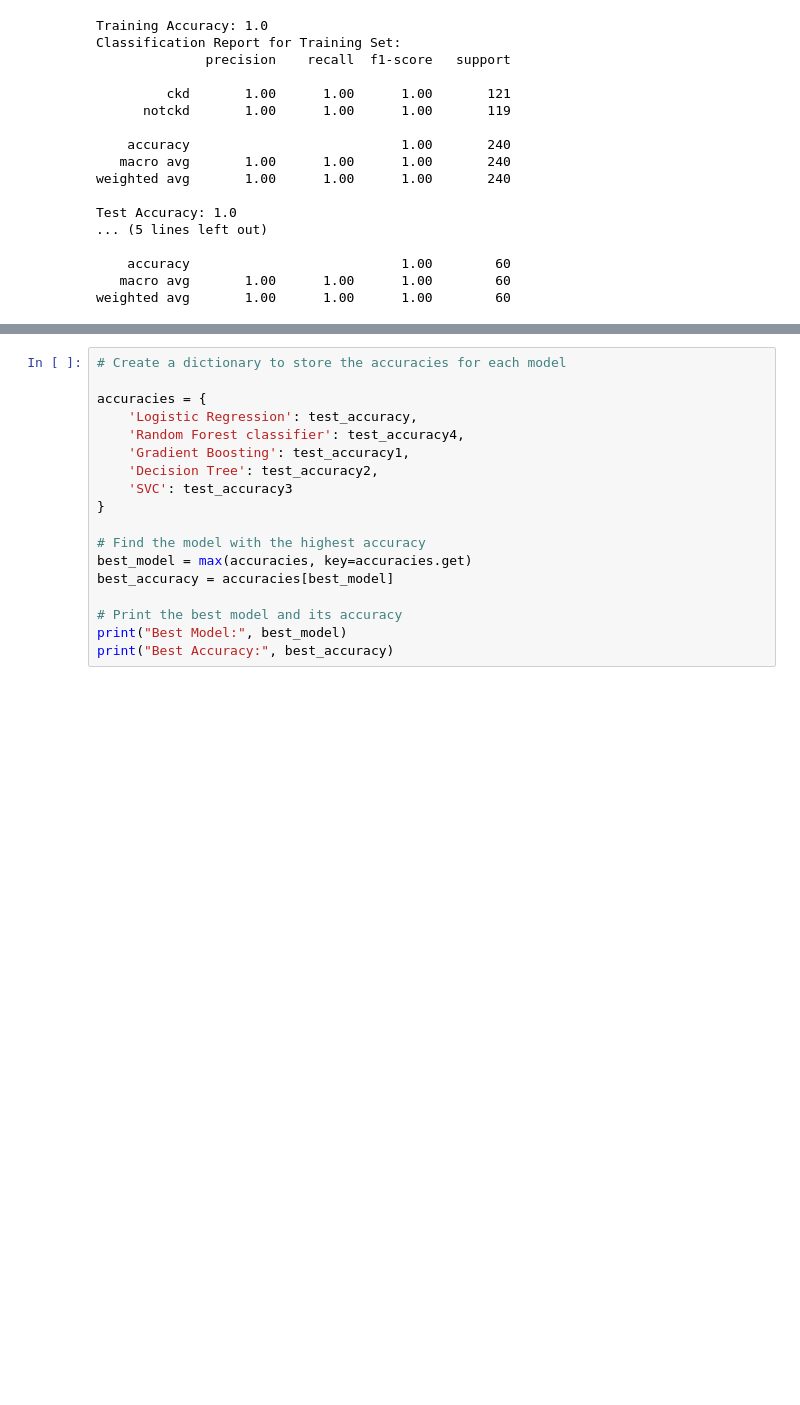
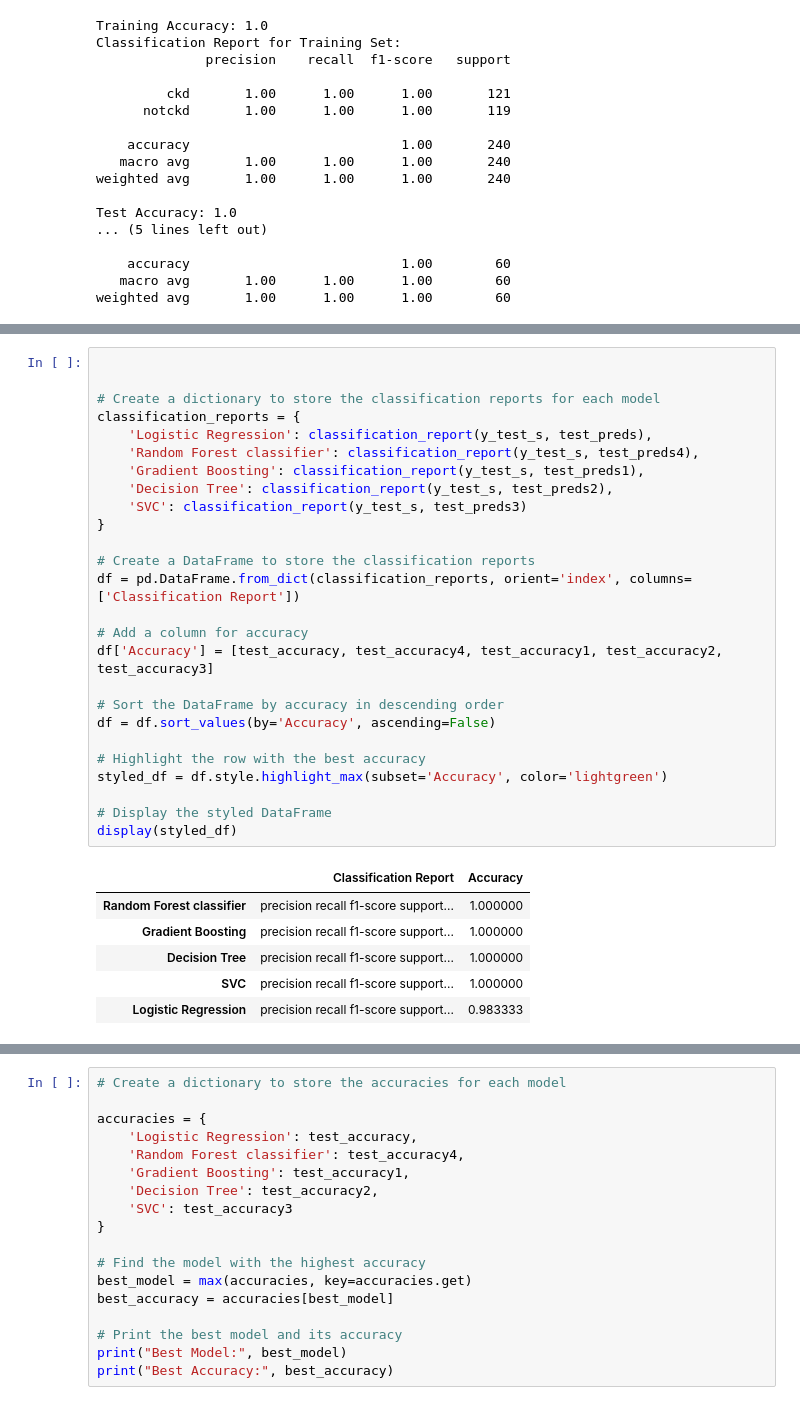
Before and after one commit to krissemmy/HDSC-Spring-23-Premier-Project-plotly-group, a Jupyter notebook: Data Science aspect.ipynb, the cells around one changed output, grey strips where cells are left out. Saved outputs shown, nothing was run; the diff lists cells and outputs as text; blank space fills up the shorter version.

```diff
--- a/Data Science aspect.ipynb
+++ b/Data Science aspect.ipynb
@@ -616,3 +620,36 @@ Test Accuracy: 1.0
     accuracy                           1.00        60
    macro avg       1.00      1.00      1.00        60
 weighted avg       1.00      1.00      1.00        60
+# %%
+
+
+# Create a dictionary to store the classification reports for each model
+classification_reports = {
+    'Logistic Regression': classification_report(y_test_s, test_preds),
+    'Random Forest classifier': classification_report(y_test_s, test_preds4),
+    'Gradient Boosting': classification_report(y_test_s, test_preds1),
+    'Decision Tree': classification_report(y_test_s, test_preds2),
+    'SVC': classification_report(y_test_s, test_preds3)
+}
+
+# Create a DataFrame to store the classification reports
+df = pd.DataFrame.from_dict(classification_reports, orient='index', columns=['Classification Report'])
+
+# Add a column for accuracy
+df['Accuracy'] = [test_accuracy, test_accuracy4, test_accuracy1, test_accuracy2, test_accuracy3]
+
+# Sort the DataFrame by accuracy in descending order
+df = df.sort_values(by='Accuracy', ascending=False)
+
+# Highlight the row with the best accuracy
+styled_df = df.style.highlight_max(subset='Accuracy', color='lightgreen')
+
+# Display the styled DataFrame
+display(styled_df)
+# %% [output]
+|  | Classification Report | Accuracy |
+| Random Forest classifier | precision recall f1-score support... | 1.000000 |
+| Gradient Boosting | precision recall f1-score support... | 1.000000 |
+| Decision Tree | precision recall f1-score support... | 1.000000 |
+| SVC | precision recall f1-score support... | 1.000000 |
+| Logistic Regression | precision recall f1-score support... | 0.983333 |
```
Also changed, not shown: parts of 13 cells of this notebook.
